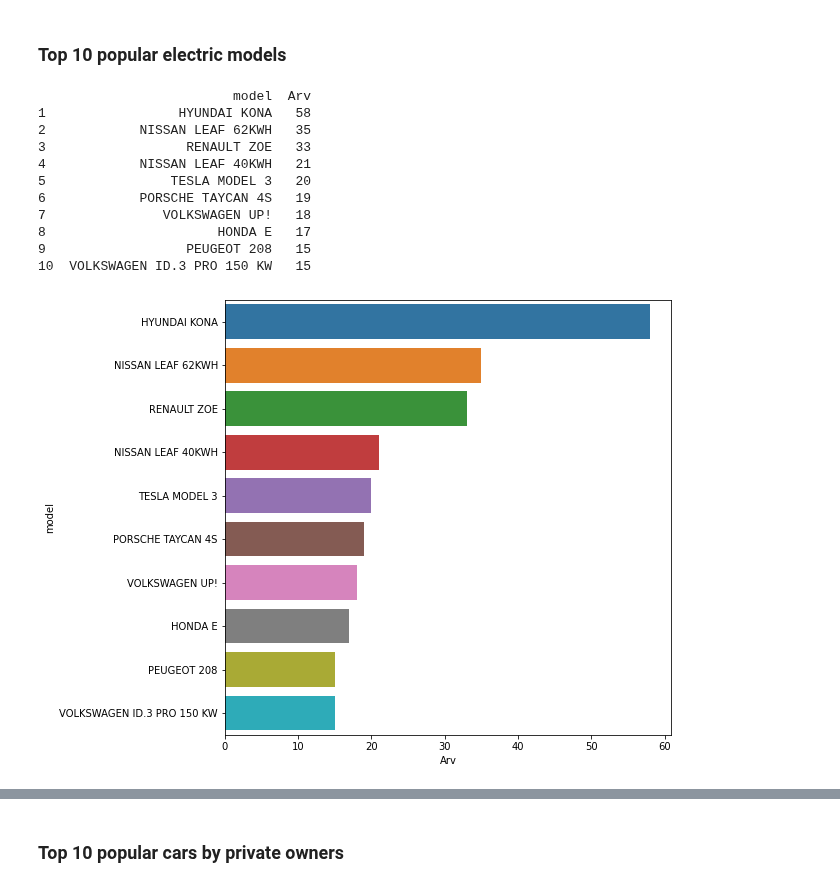
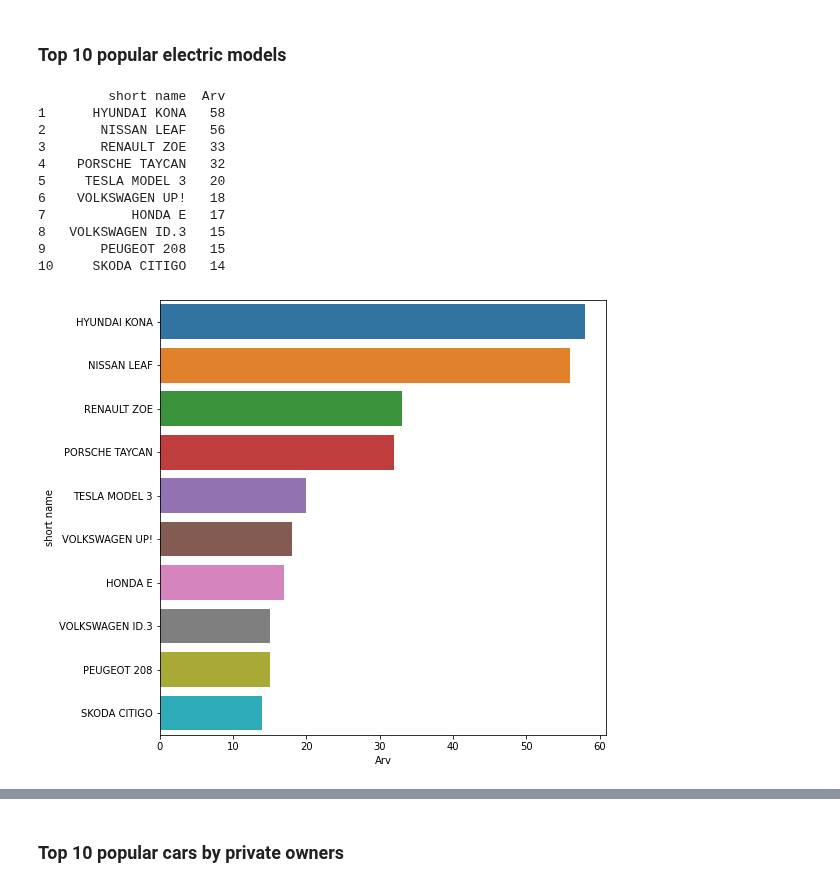
Before and after one commit to kirillstrelkov/playground, a Jupyter notebook: auto/mnt/mnt eesti2020.ipynb, the cells around one changed output, grey strips where cells are left out. Drawn from its saved outputs; the diff is of its cells as text; code cells hidden in the pictures.

```diff
--- a/auto/mnt/mnt eesti2020.ipynb
+++ b/auto/mnt/mnt eesti2020.ipynb
@@ -63,0 +43,4 @@ df.head()
+# %%
+df = df_o[COLUMNS]
+
+df.head()
@@ -66,3 +55,0 @@ df.head()
-# %%
-df['model'] = df['Mark'] + ' ' + df['Mudel']
-df.head()
@@ -84,8 +59,8 @@ from utils.file import read_file
 
 SUVS = set(yaml.safe_load(read_file("data/suvs.yaml").lower()))
 
-df['SUV'] = df['model'].str.lower().isin(SUVS)
-df[df['SUV']].sample(5)
+df['SUV'] = df[COLUMN_SHORT_NAME].str.lower().isin(SUVS)
+df[df['SUV']].head(5)
 # %% [output]
 A value is trying to be set on a copy of a slice from a DataFrame.
 Try using .loc[row_indexer,col_indexer] = value instead
@@ -101,11 +75,0 @@ See the caveats in the documentation: https://pandas.pydata.org/pandas-docs/stab
-# %%
-from decimal import *
-
-def round(number, digit=0):
-    return float(Decimal(number).quantize(Decimal(str(1/10**digit)), ROUND_HALF_UP))
-
-df['full model'] = df['Mark'] + ' ' + df['Mudel'] + '(' \
-              + df['Mootori tüüp'].map(lambda x: x.replace('kat.', '').strip()).map(str) + ', ' \
-              + df['Mootori maht'].map(lambda x: round(x / 1000, 1)).map(str) + ' cm3, ' \
-              + df['Mootori võimsus'].map(lambda x: int(x)).map(str) + ' kW)'
-df.head()
@@ -341,20 +252,19 @@ group_sort_and_plot(df_hybrids, ['full model'])
 # %% [markdown]
 ### Top 10 popular electric models
 # %%
-df['Mootori tüüp'].unique()
 df_electric = df[df['Mootori tüüp'] == 'ELEKTER']
 
-group_sort_and_plot(df_electric, ['model'])
+group_sort_and_plot(df_electric, [COLUMN_SHORT_NAME])
 # %% [output]
-                         model  Arv
-1                 HYUNDAI KONA   58
-2            NISSAN LEAF 62KWH   35
-3                  RENAULT ZOE   33
-4            NISSAN LEAF 40KWH   21
-5                TESLA MODEL 3   20
-6            PORSCHE TAYCAN 4S   19
-7               VOLKSWAGEN UP!   18
-8                      HONDA E   17
-9                  PEUGEOT 208   15
-10  VOLKSWAGEN ID.3 PRO 150 KW   15
+         short name  Arv
+1      HYUNDAI KONA   58
+2       NISSAN LEAF   56
+3       RENAULT ZOE   33
+4    PORSCHE TAYCAN   32
+5     TESLA MODEL 3   20
+6    VOLKSWAGEN UP!   18
+7           HONDA E   17
+8   VOLKSWAGEN ID.3   15
+9       PEUGEOT 208   15
+10     SKODA CITIGO   14
-[figure, old version]
+[figure, new version]
```
Also changed, not shown: parts of 43 cells of this notebook, 31 other files.
